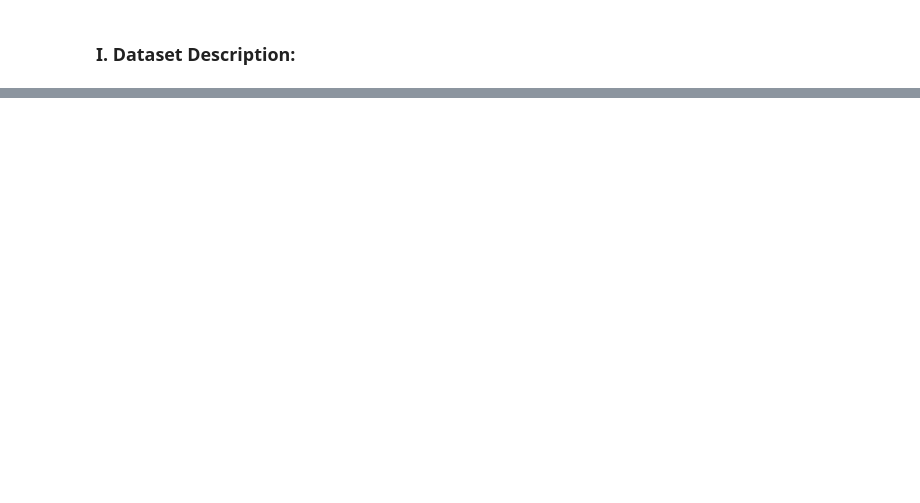
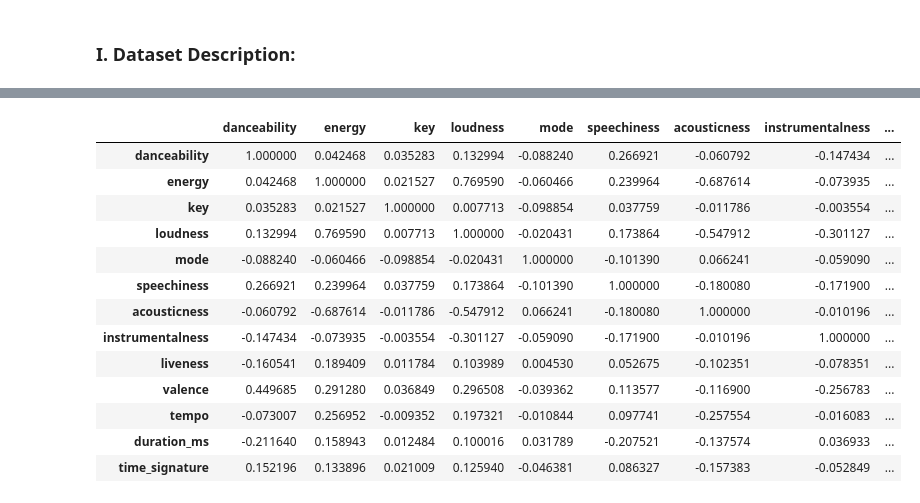
Before and after one commit to quytrungg/Final_Project_CSC14119, a Jupyter notebook: data_exploration/components/audio_features_data_exploration.ipynb, the cells around one changed output, grey strips where cells are left out. Saved outputs shown, nothing was run; the diff lists cells and outputs as text; code cells hidden in the pictures; blank space fills up the shorter version.

```diff
--- a/data_exploration/components/audio_features_data_exploration.ipynb
+++ b/data_exploration/components/audio_features_data_exploration.ipynb
@@ -45,0 +111,17 @@ EmptyDataError: No columns to parse from file
+# %%
+raw_data.corr(method="spearman")
+# %% [output]
+|  | danceability | energy | key | loudness | mode | speechiness | acousticness | instrumentalness | ... |
+| danceability | 1.000000 | 0.042468 | 0.035283 | 0.132994 | -0.088240 | 0.266921 | -0.060792 | -0.147434 | ... |
+| energy | 0.042468 | 1.000000 | 0.021527 | 0.769590 | -0.060466 | 0.239964 | -0.687614 | -0.073935 | ... |
+| key | 0.035283 | 0.021527 | 1.000000 | 0.007713 | -0.098854 | 0.037759 | -0.011786 | -0.003554 | ... |
+| loudness | 0.132994 | 0.769590 | 0.007713 | 1.000000 | -0.020431 | 0.173864 | -0.547912 | -0.301127 | ... |
+| mode | -0.088240 | -0.060466 | -0.098854 | -0.020431 | 1.000000 | -0.101390 | 0.066241 | -0.059090 | ... |
+| speechiness | 0.266921 | 0.239964 | 0.037759 | 0.173864 | -0.101390 | 1.000000 | -0.180080 | -0.171900 | ... |
+| acousticness | -0.060792 | -0.687614 | -0.011786 | -0.547912 | 0.066241 | -0.180080 | 1.000000 | -0.010196 | ... |
+| instrumentalness | -0.147434 | -0.073935 | -0.003554 | -0.301127 | -0.059090 | -0.171900 | -0.010196 | 1.000000 | ... |
+| liveness | -0.160541 | 0.189409 | 0.011784 | 0.103989 | 0.004530 | 0.052675 | -0.102351 | -0.078351 | ... |
+| valence | 0.449685 | 0.291280 | 0.036849 | 0.296508 | -0.039362 | 0.113577 | -0.116900 | -0.256783 | ... |
+| tempo | -0.073007 | 0.256952 | -0.009352 | 0.197321 | -0.010844 | 0.097741 | -0.257554 | -0.016083 | ... |
+| duration_ms | -0.211640 | 0.158943 | 0.012484 | 0.100016 | 0.031789 | -0.207521 | -0.137574 | 0.036933 | ... |
+| time_signature | 0.152196 | 0.133896 | 0.021009 | 0.125940 | -0.046381 | 0.086327 | -0.157383 | -0.052849 | ... |
```
Also changed, not shown: parts of 10 cells of this notebook, 3 other files.
